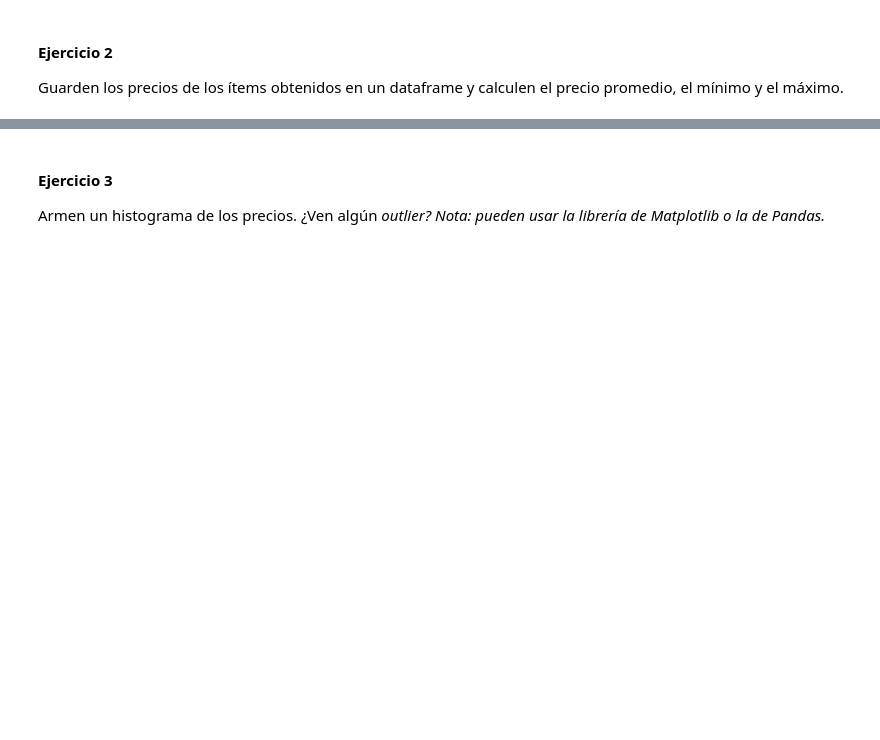
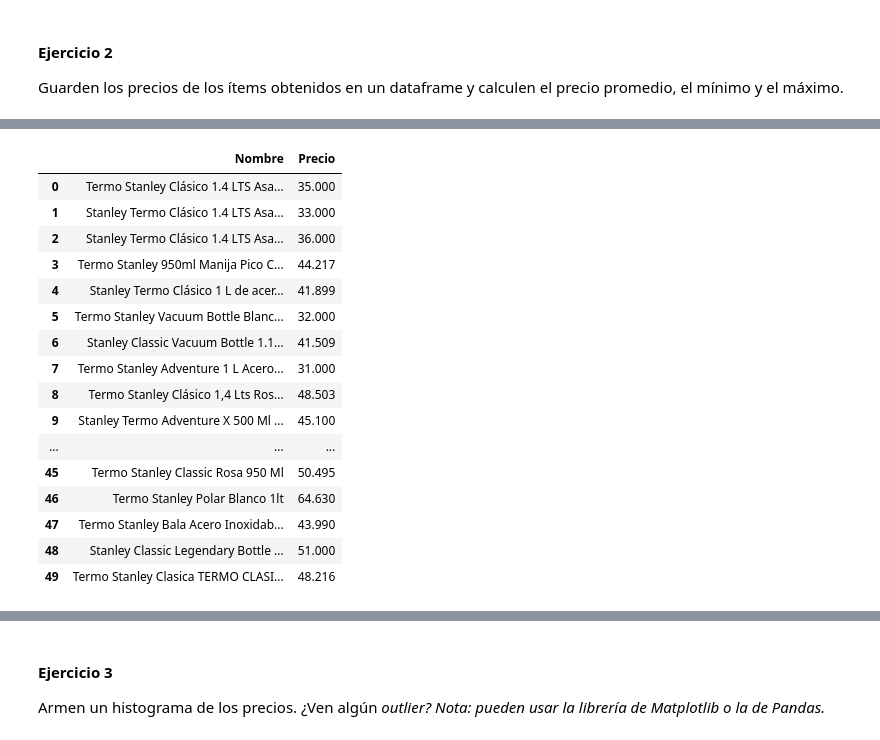
Before and after one commit to JuanDBarnes/BigData, a Jupyter notebook: TP1/TP1 - Parte 2__Barnes_Legaspe_Martin.ipynb, the cells around one changed output, grey strips where cells are left out. Cells and saved outputs as stored; diff of their text form; code cells hidden in the pictures; blank space fills up the shorter version.

```diff
--- a/TP1/TP1 - Parte 2__Barnes_Legaspe_Martin.ipynb
+++ b/TP1/TP1 - Parte 2__Barnes_Legaspe_Martin.ipynb
@@ -23,0 +74,9 @@ Usando la API de Mercado Libre, obtener los ítems de una consulta de búsqueda.
+# %%
+# URL de la página a scrapear
+busqueda="Termos Stanley"
+
+r = requests.get('https://listado.mercadolibre.com.ar/{}#D[A:{}]'.format(busqueda.replace(' ','-'),busqueda))
+
+contenido = r.content
+soup = BeautifulSoup(contenido, 'html.parser')
+soup
@@ -26,0 +138,20 @@ Guarden los precios de los ítems obtenidos en un dataframe y calculen el precio
+# %%
+productos_df
+# %% [output]
+|  | Nombre | Precio |
+| 0 | Termo Stanley Clásico 1.4 LTS Asa... | 35.000 |
+| 1 | Stanley Termo Clásico 1.4 LTS Asa... | 33.000 |
+| 2 | Stanley Termo Clásico 1.4 LTS Asa... | 36.000 |
+| 3 | Termo Stanley 950ml Manija Pico C... | 44.217 |
+| 4 | Stanley Termo Clásico 1 L de acer... | 41.899 |
+| 5 | Termo Stanley Vacuum Bottle Blanc... | 32.000 |
+| 6 | Stanley Classic Vacuum Bottle 1.1... | 41.509 |
+| 7 | Termo Stanley Adventure 1 L Acero... | 31.000 |
+| 8 | Termo Stanley Clásico 1,4 Lts Ros... | 48.503 |
+| 9 | Stanley Termo Adventure X 500 Ml ... | 45.100 |
+| ... | ... | ... |
+| 45 | Termo Stanley Classic Rosa 950 Ml | 50.495 |
+| 46 | Termo Stanley Polar Blanco 1lt | 64.630 |
+| 47 | Termo Stanley Bala Acero Inoxidab... | 43.990 |
+| 48 | Stanley Classic Legendary Bottle ... | 51.000 |
+| 49 | Termo Stanley Clasica TERMO CLASI... | 48.216 |
```
Also changed, not shown: parts of 5 cells of this notebook, 1 other file.
